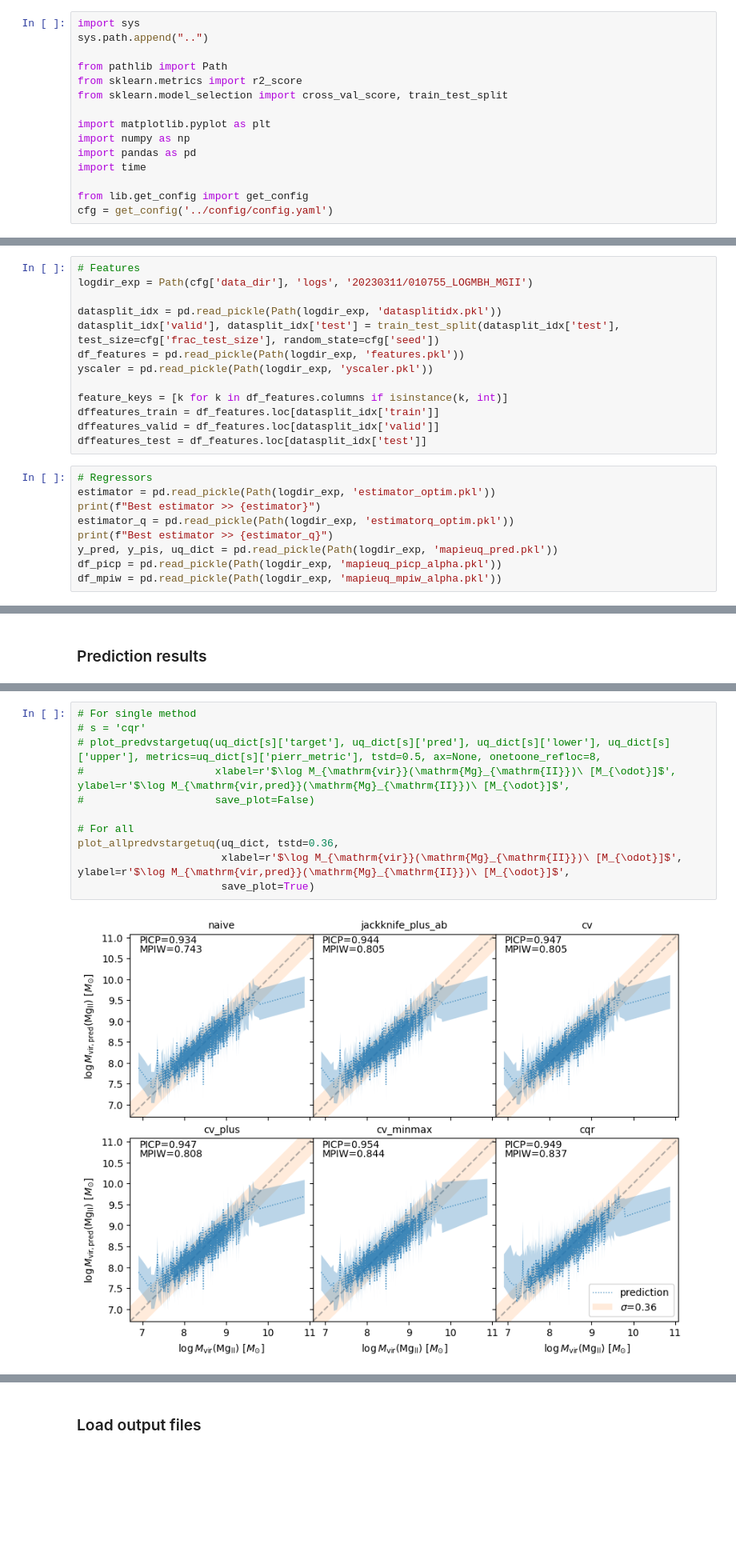
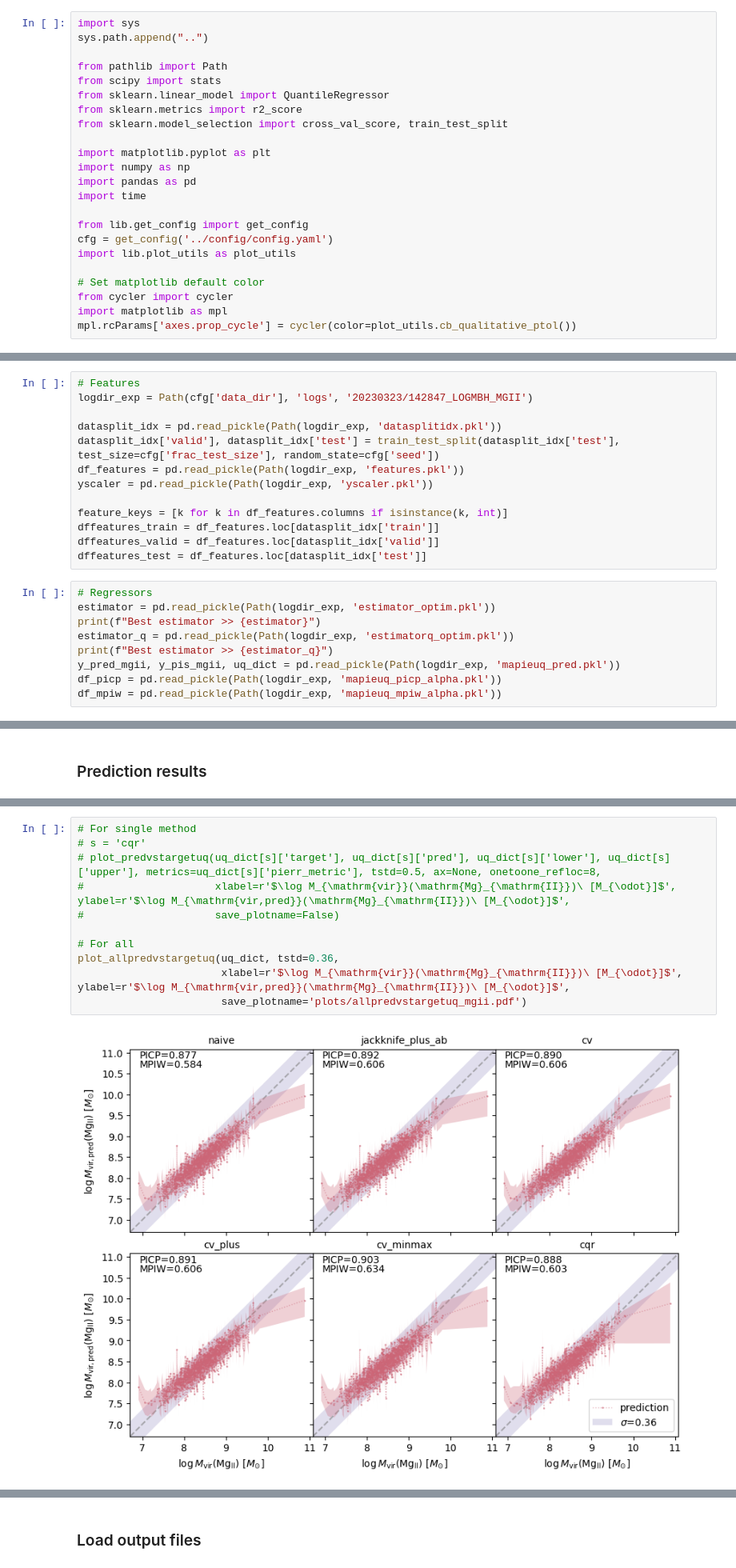
Before and after one commit to yongsukyee/uncertain_blackholemass, a Jupyter notebook: notebooks/conformalregressor.ipynb, the cells around one changed output, grey strips where cells are left out. Shown at 80% size. Drawn from its saved outputs; the diff is of its cells as text; blank space fills up the shorter version.

```diff
--- a/notebooks/conformalregressor.ipynb
+++ b/notebooks/conformalregressor.ipynb
@@ -5,6 +5,8 @@ import sys
 sys.path.append("..")
 
 from pathlib import Path
+from scipy import stats
+from sklearn.linear_model import QuantileRegressor
 from sklearn.metrics import r2_score
 from sklearn.model_selection import cross_val_score, train_test_split
 
@@ -15,6 +17,12 @@ import time
 
 from lib.get_config import get_config
 cfg = get_config('../config/config.yaml')
+import lib.plot_utils as plot_utils
+
+# Set matplotlib default color
+from cycler import cycler
+import matplotlib as mpl
+mpl.rcParams['axes.prop_cycle'] = cycler(color=plot_utils.cb_qualitative_ptol())
 # %% [output]
 Load config file >> ../config/config.yaml
 # %%
@@ -226,7 +271,7 @@ plot_picpmpiwvsalpha(df_picp, df_mpiw, save_plot=True)
 ### Load output files
 # %%
 # Features
-logdir_exp = Path(cfg['data_dir'], 'logs', '20230311/010755_LOGMBH_MGII')
+logdir_exp = Path(cfg['data_dir'], 'logs', '20230323/142847_LOGMBH_MGII')
 
 datasplit_idx = pd.read_pickle(Path(logdir_exp, 'datasplitidx.pkl'))
 datasplit_idx['valid'], datasplit_idx['test'] = train_test_split(datasplit_idx['test'], test_size=cfg['frac_test_size'], random_state=cfg['seed'])
@@ -243,7 +288,7 @@ estimator = pd.read_pickle(Path(logdir_exp, 'estimator_optim.pkl'))
 print(f"Best estimator >> {estimator}")
 estimator_q = pd.read_pickle(Path(logdir_exp, 'estimatorq_optim.pkl'))
 print(f"Best estimator >> {estimator_q}")
-y_pred, y_pis, uq_dict = pd.read_pickle(Path(logdir_exp, 'mapieuq_pred.pkl'))
+y_pred_mgii, y_pis_mgii, uq_dict = pd.read_pickle(Path(logdir_exp, 'mapieuq_pred.pkl'))
 df_picp = pd.read_pickle(Path(logdir_exp, 'mapieuq_picp_alpha.pkl'))
 df_mpiw = pd.read_pickle(Path(logdir_exp, 'mapieuq_mpiw_alpha.pkl'))
 # %% [output]
@@ -270,13 +316,13 @@ pd.DataFrame(
 # %%
 # For single method
 # s = 'cqr'
 # plot_predvstargetuq(uq_dict[s]['target'], uq_dict[s]['pred'], uq_dict[s]['lower'], uq_dict[s]['upper'], metrics=uq_dict[s]['pierr_metric'], tstd=0.5, ax=None, onetoone_refloc=8,
 #                     xlabel=r'$\log M_{\mathrm{vir}}(\mathrm{Mg}_{\mathrm{II}})\ [M_{\odot}]$', ylabel=r'$\log M_{\mathrm{vir,pred}}(\mathrm{Mg}_{\mathrm{II}})\ [M_{\odot}]$',
-#                     save_plot=False)
+#                     save_plotname=False)
 
 # For all
 plot_allpredvstargetuq(uq_dict, tstd=0.36,
                        xlabel=r'$\log M_{\mathrm{vir}}(\mathrm{Mg}_{\mathrm{II}})\ [M_{\odot}]$', ylabel=r'$\log M_{\mathrm{vir,pred}}(\mathrm{Mg}_{\mathrm{II}})\ [M_{\odot}]$',
-                       save_plot=True)
+                       save_plotname='plots/allpredvstargetuq_mgii.pdf')
 # %% [output]
-[figure, old version]
+[figure, new version]
```
Also changed, not shown: parts of 19 cells of this notebook.
